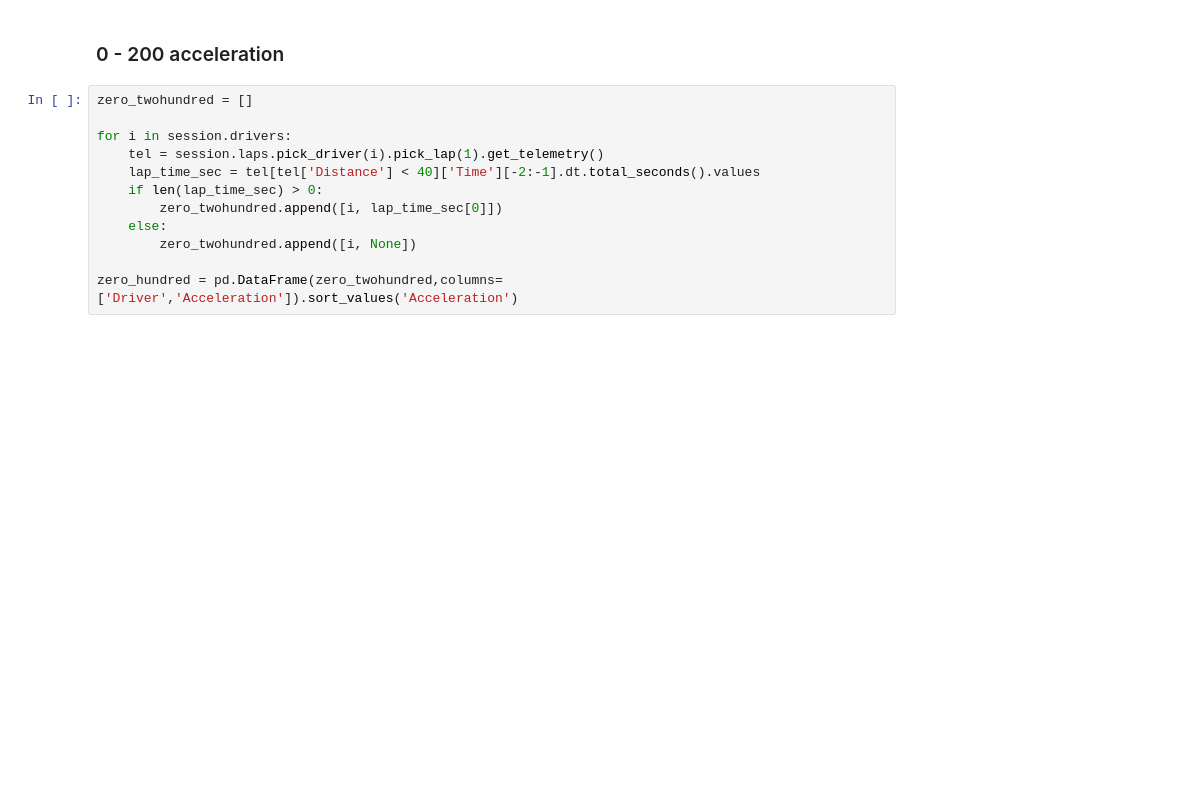
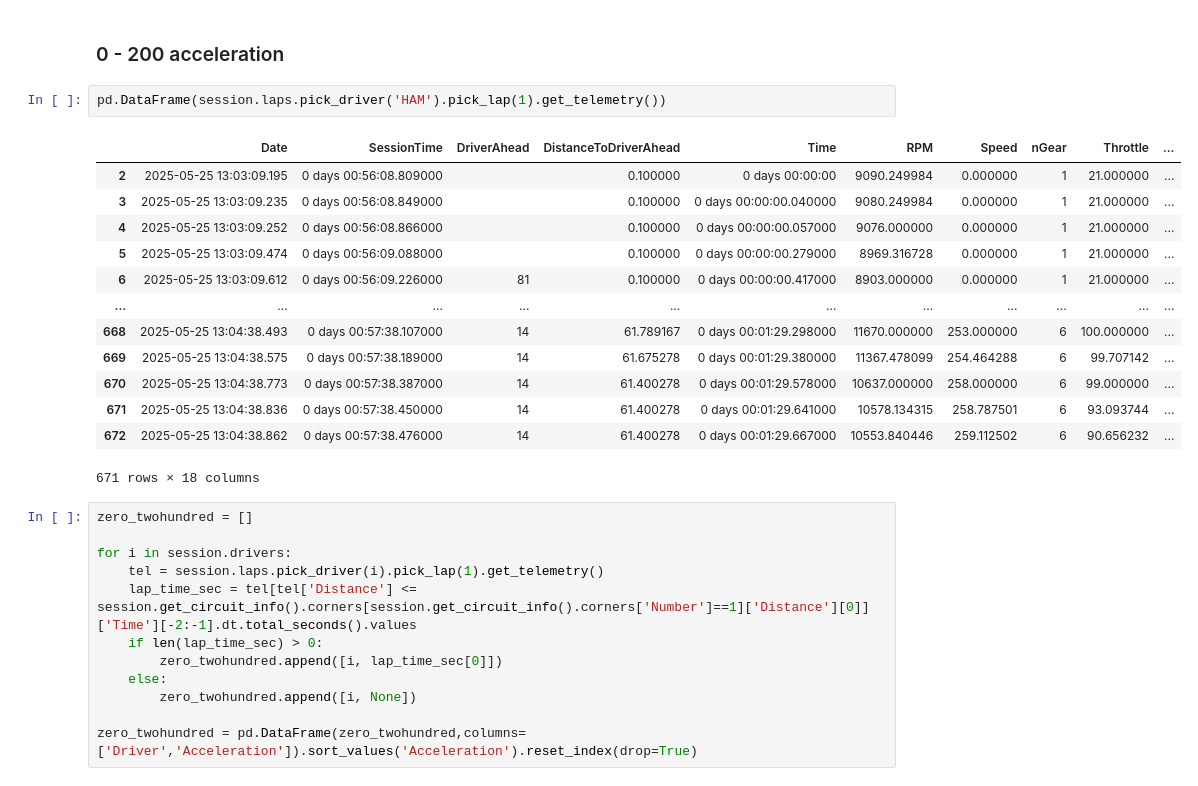
Before and after one commit to Sanket-g-75/F1_Analysis, a Jupyter notebook: code.ipynb, the cells around one changed output. Saved outputs shown, nothing was run; the diff lists cells and outputs as text; blank space fills up the shorter version.

```diff
--- a/code.ipynb
+++ b/code.ipynb
@@ -208,17 +208,33 @@ plt.savefig(f'{format(session.session_info['StartDate'],'%Y')}_{session.session_
 # %% [markdown]
 ### 0 - 200 acceleration
+# %%
+pd.DataFrame(session.laps.pick_driver('HAM').pick_lap(1).get_telemetry())
+# %% [output]
+|  | Date | SessionTime | DriverAhead | DistanceToDriverAhead | Time | RPM | Speed | nGear | Throttle | ... |
+| 2 | 2025-05-25 13:03:09.195 | 0 days 00:56:08.809000 |  | 0.100000 | 0 days 00:00:00 | 9090.249984 | 0.000000 | 1 | 21.000000 | ... |
+| 3 | 2025-05-25 13:03:09.235 | 0 days 00:56:08.849000 |  | 0.100000 | 0 days 00:00:00.040000 | 9080.249984 | 0.000000 | 1 | 21.000000 | ... |
+| 4 | 2025-05-25 13:03:09.252 | 0 days 00:56:08.866000 |  | 0.100000 | 0 days 00:00:00.057000 | 9076.000000 | 0.000000 | 1 | 21.000000 | ... |
+| 5 | 2025-05-25 13:03:09.474 | 0 days 00:56:09.088000 |  | 0.100000 | 0 days 00:00:00.279000 | 8969.316728 | 0.000000 | 1 | 21.000000 | ... |
+| 6 | 2025-05-25 13:03:09.612 | 0 days 00:56:09.226000 | 81 | 0.100000 | 0 days 00:00:00.417000 | 8903.000000 | 0.000000 | 1 | 21.000000 | ... |
+| ... | ... | ... | ... | ... | ... | ... | ... | ... | ... | ... |
+| 668 | 2025-05-25 13:04:38.493 | 0 days 00:57:38.107000 | 14 | 61.789167 | 0 days 00:01:29.298000 | 11670.000000 | 253.000000 | 6 | 100.000000 | ... |
+| 669 | 2025-05-25 13:04:38.575 | 0 days 00:57:38.189000 | 14 | 61.675278 | 0 days 00:01:29.380000 | 11367.478099 | 254.464288 | 6 | 99.707142 | ... |
+| 670 | 2025-05-25 13:04:38.773 | 0 days 00:57:38.387000 | 14 | 61.400278 | 0 days 00:01:29.578000 | 10637.000000 | 258.000000 | 6 | 99.000000 | ... |
+| 671 | 2025-05-25 13:04:38.836 | 0 days 00:57:38.450000 | 14 | 61.400278 | 0 days 00:01:29.641000 | 10578.134315 | 258.787501 | 6 | 93.093744 | ... |
+| 672 | 2025-05-25 13:04:38.862 | 0 days 00:57:38.476000 | 14 | 61.400278 | 0 days 00:01:29.667000 | 10553.840446 | 259.112502 | 6 | 90.656232 | ... |
+671 rows × 18 columns
 # %%
 zero_twohundred = []
 
 for i in session.drivers:
     tel = session.laps.pick_driver(i).pick_lap(1).get_telemetry()
-    lap_time_sec = tel[tel['Distance'] < 40]['Time'][-2:-1].dt.total_seconds().values
+    lap_time_sec = tel[tel['Distance'] <= session.get_circuit_info().corners[session.get_circuit_info().corners['Number']==1]['Distance'][0]]['Time'][-2:-1].dt.total_seconds().values
     if len(lap_time_sec) > 0:
         zero_twohundred.append([i, lap_time_sec[0]])
     else:
         zero_twohundred.append([i, None])
 
-zero_hundred = pd.DataFrame(zero_twohundred,columns=['Driver','Acceleration']).sort_values('Acceleration')
+zero_twohundred = pd.DataFrame(zero_twohundred,columns=['Driver','Acceleration']).sort_values('Acceleration').reset_index(drop=True)
 # %%
 # Sort by Acceleration (ascending)
 plt.figure(figsize=(20,8))
```
Also changed, not shown: parts of 7 cells of this notebook, 2 other files.
